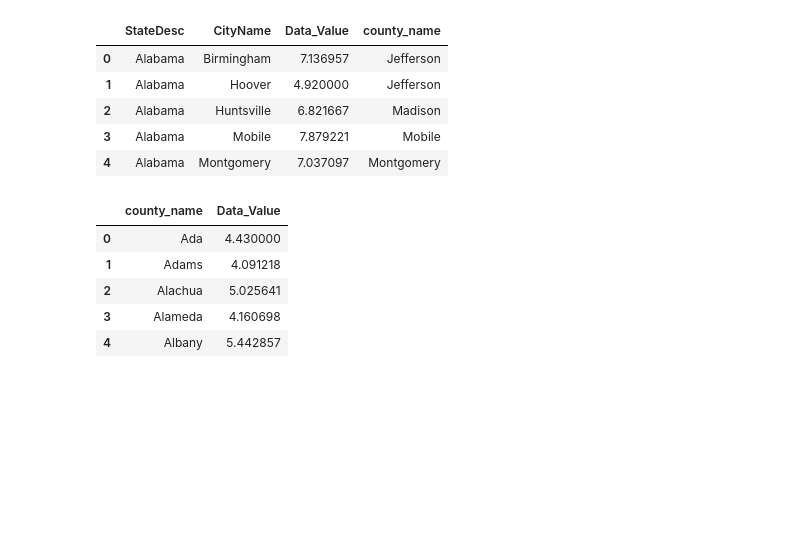
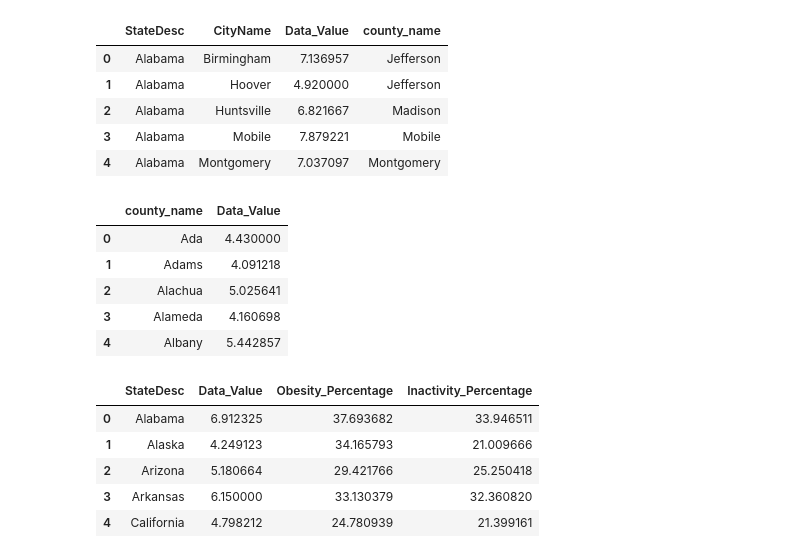
Before and after one commit to divya-jindal/project-1, a Jupyter notebook: Cities_heart_disease.ipynb, the cells around one changed output. Cells and saved outputs as stored; diff of their text form; code cells hidden in the pictures; blank space fills up the shorter version.

```diff
--- a/Cities_heart_disease.ipynb
+++ b/Cities_heart_disease.ipynb
@@ -305,3 +309,14 @@ per_county_df.head()
 | 2 | Alachua | 5.025641 |
 | 3 | Alameda | 4.160698 |
 | 4 | Albany | 5.442857 |
+# %%
+obesity_inactivity_data_value_df = pd.merge(average_df,obesity_data, on = 'StateDesc')
+
+obesity_inactivity_data_value_df.head()
+# %% [output]
+|  | StateDesc | Data_Value | Obesity_Percentage | Inactivity_Percentage |
+| 0 | Alabama | 6.912325 | 37.693682 | 33.946511 |
+| 1 | Alaska | 4.249123 | 34.165793 | 21.009666 |
+| 2 | Arizona | 5.180664 | 29.421766 | 25.250418 |
+| 3 | Arkansas | 6.150000 | 33.130379 | 32.360820 |
+| 4 | California | 4.798212 | 24.780939 | 21.399161 |
```
Also changed, not shown: parts of 3 cells of this notebook.
